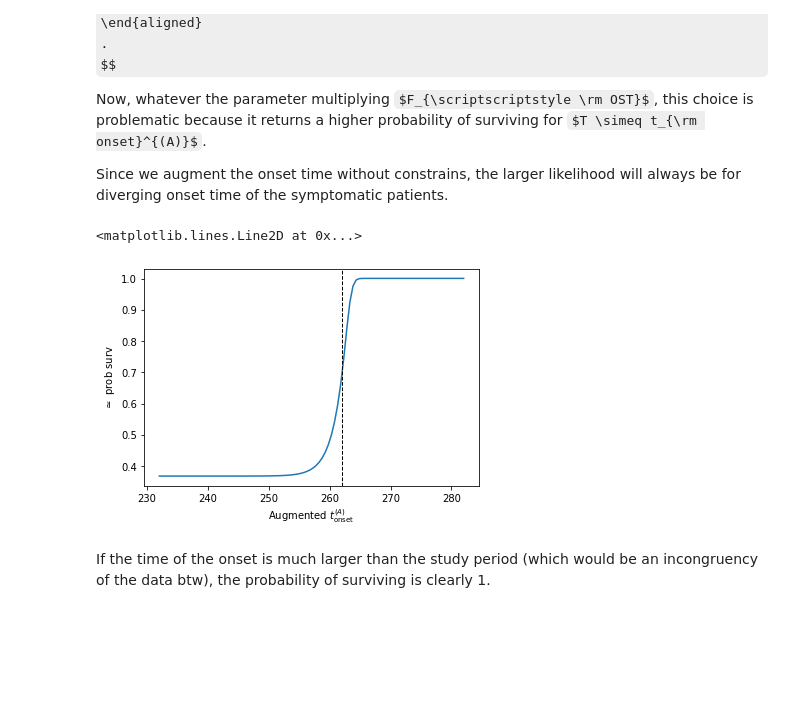
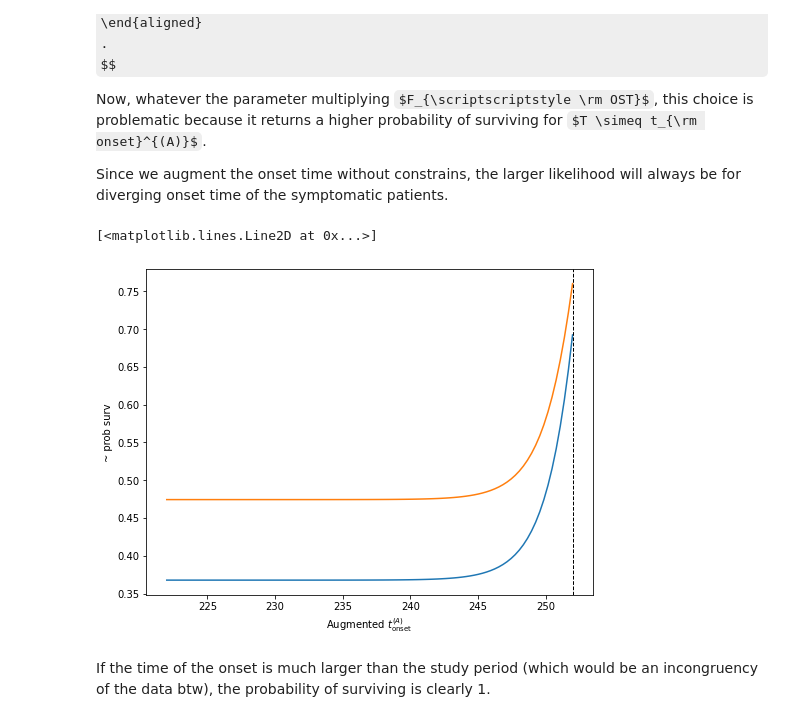
Before and after one commit to EvangelistaJulio/housepi, a Jupyter notebook: developing/time-onset-symptoms-to-transmission.ipynb, the cells around one changed output. Drawn from its saved outputs; the diff is of its cells as text; code cells hidden in the pictures; some formulas as TeX source; blank space fills up the shorter version.

```diff
--- a/developing/time-onset-symptoms-to-transmission.ipynb
+++ b/developing/time-onset-symptoms-to-transmission.ipynb
@@ -126,35 +156,3 @@ y = skew_logisitic_pdf(x, t_incub, ** kwargs)
 print( "check normalization:", np.trapz(y, x) )
 # %% [output]
 check normalization: 0.9999999999927458
-# %%
-def skew_logisitic_cdf(tost, t_incub, ** kwargs) :
-    tau = kwargs["tau"]
-    mu_f = kwargs["mu_f"]
-    sigma_f = kwargs["sigma_f"]
-    alpha_f = kwargs["alpha_f"]
-
-    if np.isscalar(tost):
-        tost = np.array([tost])
-    else:
-        tost = np.asarray(tost)
-
-    y = np.zeros(np.size(tost))
-
-    # Integrate from -t_incub to tost
-    y[tost <= 0] = t_incub / tau * (np.power(1. + np.exp((mu_f - tost[tost <= 0] * tau / t_incub) / sigma_f), -alpha_f) - np.power(1. + np.exp((mu_f + tau) / sigma_f), -alpha_f))
-    # Integrate from -t_incub to 0
-    tmp = t_incub / tau * (np.power(1. + np.exp(mu_f / sigma_f), -alpha_f) - np.power(1. + np.exp((mu_f + tau) / sigma_f), -alpha_f))
-    # Integrate from 0 to tost
-    y[tost > 0] += tmp + np.power(1. + np.exp((mu_f - tost[tost > 0]) / sigma_f), -alpha_f) - np.power(1. + np.exp(mu_f / sigma_f), -alpha_f)
-
-    return y * sigma_f / (alpha_f * norm(t_incub, ** kwargs))
-
-x = np.linspace(-t_incub, 2e1, 10000)
-y = skew_logisitic_cdf(x, t_incub, ** kwargs)
-plt.figure()
-plt.title("Cumulative")
-plt.xlabel(r"$t_{\rm OST}$")
-plt.ylabel(r"$F_{\rm OST}$")
-plt.plot(x, y)
-plt.ylim([0,1])
-plt.axvline(x=-t_incub, color="black", ls="--", lw=1)
@@ -215,29 +331,32 @@ Now, whatever the parameter multiplying $F_{\scriptscriptstyle \rm OST}$, this c
 
 Since we augment the onset time without constrains, the larger likelihood will always be for diverging onset time of the symptomatic patients.
 # %%
-study_period = 262
+study_period = 252
 
-t_onset_A = 232
+t_onset_A = 222
 t_incub_A = 3
 
 
-t_augm_onset_A = np.linspace(t_onset_A, study_period + 20, 100)
+t_augm_onset_A = np.linspace(t_onset_A, study_period, 100)
 
 # survival --> cdf at the end of study period
 t_transm = study_period
 
 tost = t_transm - t_augm_onset_A
 
 y = np.exp(-skew_logisitic_cdf(tost, t_incub_A, ** kwargs))
 
-plt.figure()
+plt.figure(figsize=(8,6))
 plt.xlabel(r"Augmented $t_{\rm onset}^{(A)}$")
-plt.ylabel(r"$\simeq$ prob surv")
+plt.ylabel(r"~ prob surv")
 plt.plot(t_augm_onset_A, y)
 plt.axvline(x=study_period, color="black", ls="--", lw=1)
+
+y = np.exp(-skew_logisitic_cdf(tost, t_incub_A, thomas=True, ** kwargs))
+plt.plot(t_augm_onset_A, y)
 # %% [output]
-<matplotlib.lines.Line2D at 0x...>
+[<matplotlib.lines.Line2D at 0x...>]
-[figure, old version]
+[figure, new version]
 # %% [markdown]
 If the time of the onset is much larger than the study period (which would be an incongruency of the data btw), the probability of surviving is clearly 1.
 # %% [markdown]
```
Also changed, not shown: parts of 9 cells of this notebook, 21 other files.
